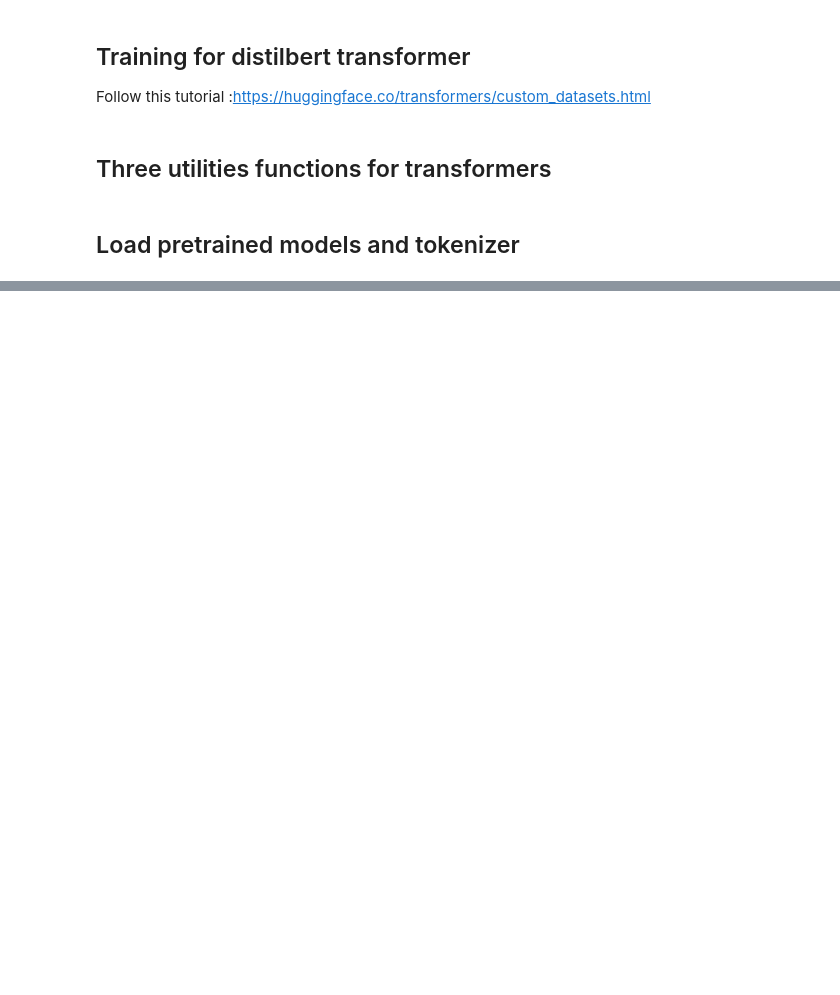
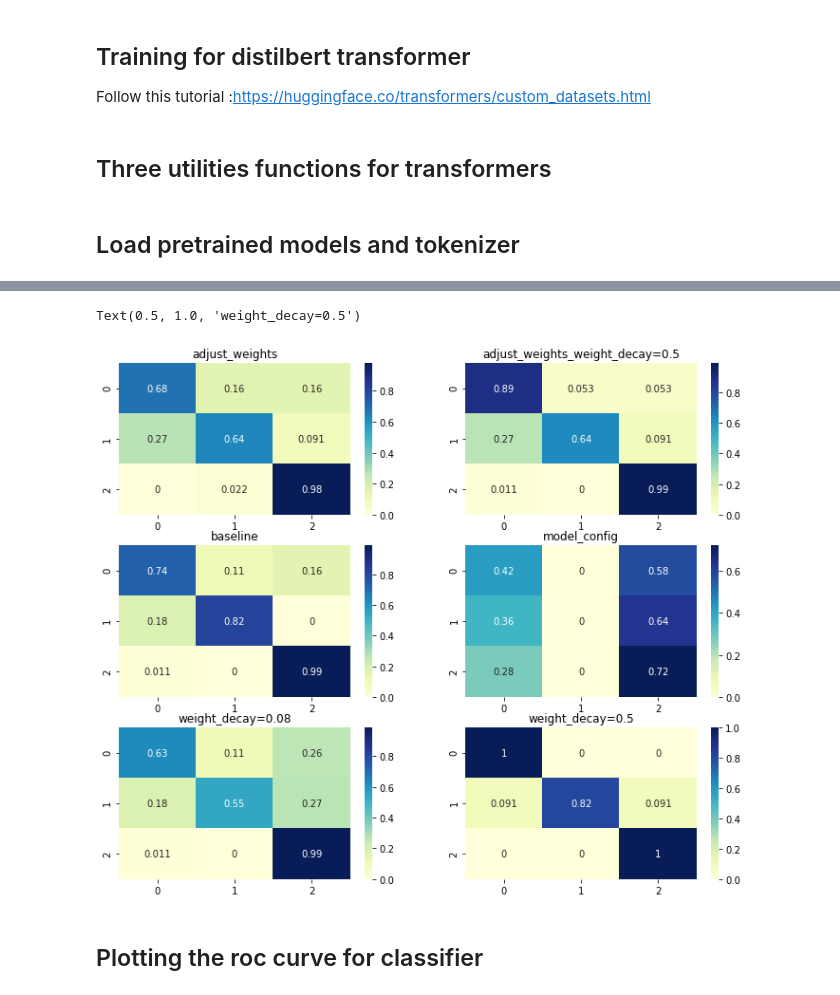
Before and after one commit to MaxOng94/Sentiment-analysis-comparison, a Jupyter notebook: training/Transformer training.ipynb, the cells around one changed output, grey strips where cells are left out. Drawn from its saved outputs; the diff is of its cells as text; code cells hidden in the pictures; blank space fills up the shorter version.

```diff
--- a/training/Transformer training.ipynb
+++ b/training/Transformer training.ipynb
@@ -312,0 +342,2 @@ y_pred = train_df["pred"]
+# %%
+weights_class_1 = cal_class_weights(no_samples_class_1,train_df.shape[0], 3)
@@ -312,0 +346,3 @@ y_pred = train_df["pred"]
+# %%
+weights = [weights_class_0,weights_class_1,weights_class_2]
+tensor_weights= torch.tensor(weights)
@@ -312,0 +367,8 @@ y_pred = train_df["pred"]
+# %%
+train_model(model,
+            train_loader,
+            val_loader,
+            optimizer= AdamW(model.parameters(), lr = 5e-5,weight_decay = 0.5),
+            num_epochs = 15,
+            criterion = CrossEntropyLoss(weight = tensor_weights),
+            writer = SummaryWriter("logs/distilbert/decay_0_5_adjust_weights"))
@@ -312,0 +504,7 @@ y_pred = train_df["pred"]
+# %%
+def plot_confusion_matrix(model= model,
+                  test_loader= val_loader):
+    prediction, true = get_prediction(model= model,
+                      test_loader= val_loader)
+    matrix = confusion_matrix(true, prediction,normalize = "true")
+    return matrix
@@ -312,0 +529,31 @@ y_pred = train_df["pred"]
+# %%
+fig,ax=plt.subplots(3,2,figsize = (12,10))
+# for model_path in subdir:
+#     i = 0
+#     j = 0
+#     cm = plot_confusion_matrix(model = str(model_path),
+#                          test_loader = val_loader)
+sns.heatmap(plot_confusion_matrix(model = DistilBertForSequenceClassification.from_pretrained("../models/distilbert/adjust_weights"),
+            test_loader = val_loader), cmap="YlGnBu",annot = True,ax = ax[0,0])
+sns.heatmap(plot_confusion_matrix(model = DistilBertForSequenceClassification.from_pretrained("../models/distilbert/adjust_weights_weight_decay=0.5"),
+            test_loader = val_loader), cmap="YlGnBu",annot = True,ax = ax[0,1])
+sns.heatmap(plot_confusion_matrix(model = DistilBertForSequenceClassification.from_pretrained("../models/distilbert/baseline"),
+            test_loader = val_loader), cmap="YlGnBu",annot = True,ax = ax[1,0])
+sns.heatmap(plot_confusion_matrix(model = DistilBertForSequenceClassification.from_pretrained("../models/distilbert/model_config"),
+            test_loader = val_loader), cmap="YlGnBu",annot = True,ax = ax[1,1])
+sns.heatmap(plot_confusion_matrix(model = DistilBertForSequenceClassification.from_pretrained("../models/distilbert/weight_decay=0.08"),
+            test_loader = val_loader), cmap="YlGnBu",annot = True,ax = ax[2,0])
+sns.heatmap(plot_confusion_matrix(model = DistilBertForSequenceClassification.from_pretrained("../models/distilbert/weight_decay=0.5"),
+            test_loader = val_loader), cmap="YlGnBu",annot = True,ax = ax[2,1])
+
+ax[0,0].set_title("adjust_weights")
+ax[0,1].set_title("adjust_weights_weight_decay=0.5")
+ax[1,0].set_title("baseline")
+ax[1,1].set_title("model_config")
+ax[2,0].set_title("weight_decay=0.08")
+ax[2,1].set_title("weight_decay=0.5")
+# %% [output]
+Text(0.5, 1.0, 'weight_decay=0.5')
+[figure, added]
+# %% [markdown]
+## Plotting the roc curve for classifier
```
Also changed, not shown: parts of 92 cells of this notebook.
